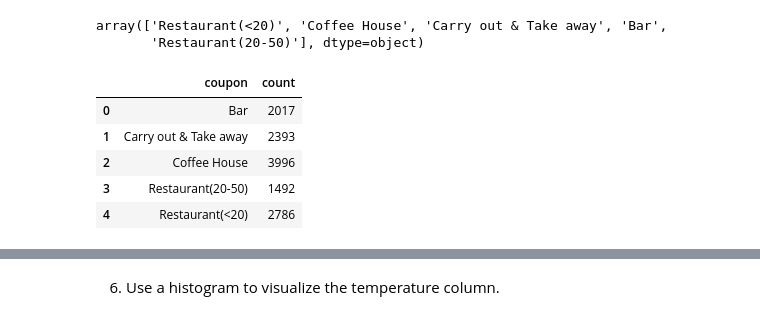
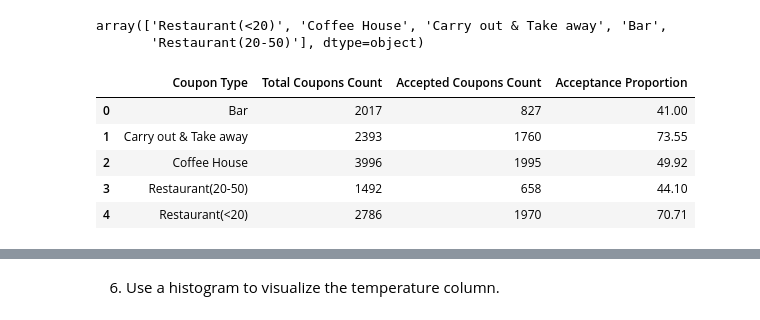
Before and after one commit to atewari-bot/driving-coupon, a Jupyter notebook: prompt.ipynb, the cells around one changed output, grey strips where cells are left out. Saved outputs shown, nothing was run; the diff lists cells and outputs as text; code cells hidden in the pictures.

```diff
--- a/prompt.ipynb
+++ b/prompt.ipynb
@@ -398,17 +398,21 @@ data['coupon'].unique()
 # %% [output]
 array(['Restaurant(<20)', 'Coffee House', 'Carry out & Take away', 'Bar',
        'Restaurant(20-50)'], dtype=object)
-# %%
-# Find count for each type of coupon
-coupon = getColumnValueCounts('coupon').reset_index()
-coupon
-# %% [output]
-|  | coupon | count |
-| 0 | Bar | 2017 |
-| 1 | Carry out & Take away | 2393 |
-| 2 | Coffee House | 3996 |
-| 3 | Restaurant(20-50) | 1492 |
-| 4 | Restaurant(<20) | 2786 |
+# %%
+# Find count for each type of coupon
+coupon = getColumnValueCounts('coupon').reset_index()
+coupon = coupon.rename(columns={'coupon': 'Coupon Type'})
+coupon = coupon.rename(columns={'count': 'Total Coupons Count'})
+coupon['Accepted Coupons Count'] = data.query('Y == 1').groupby('coupon')['Y'].value_counts().reset_index()['count']
+coupon['Acceptance Proportion'] = np.round((coupon['Accepted Coupons Count'] / coupon['Total Coupons Count']) * 100, 2)
+coupon
+# %% [output]
+|  | Coupon Type | Total Coupons Count | Accepted Coupons Count | Acceptance Proportion |
+| 0 | Bar | 2017 | 827 | 41.00 |
+| 1 | Carry out & Take away | 2393 | 1760 | 73.55 |
+| 2 | Coffee House | 3996 | 1995 | 49.92 |
+| 3 | Restaurant(20-50) | 1492 | 658 | 44.10 |
+| 4 | Restaurant(<20) | 2786 | 1970 | 70.71 |
 # %%
 # Bar plot visualization for coupon types
 def plot_coupon_types_distribution(plt):
```
Also changed, not shown: parts of 1 cell of this notebook, 2 other files.
